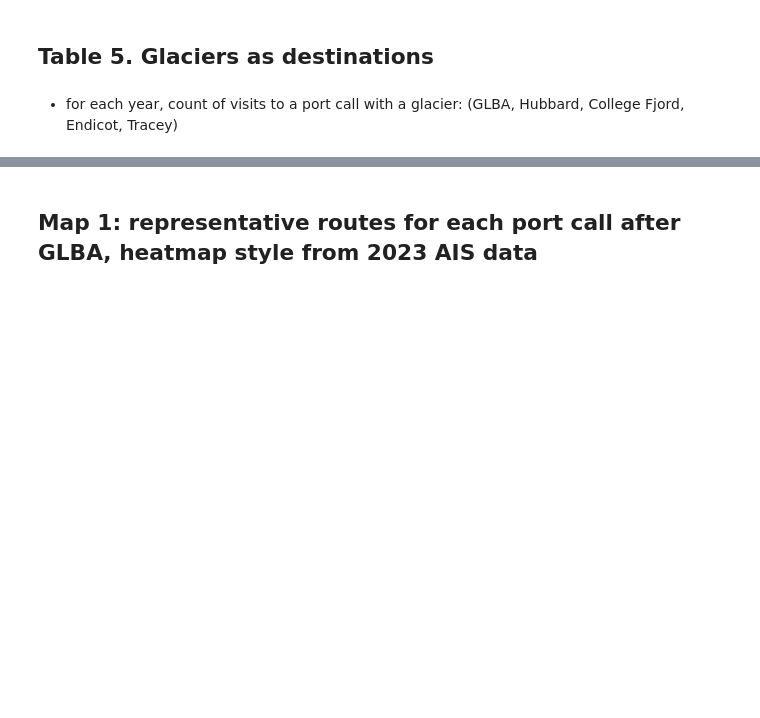
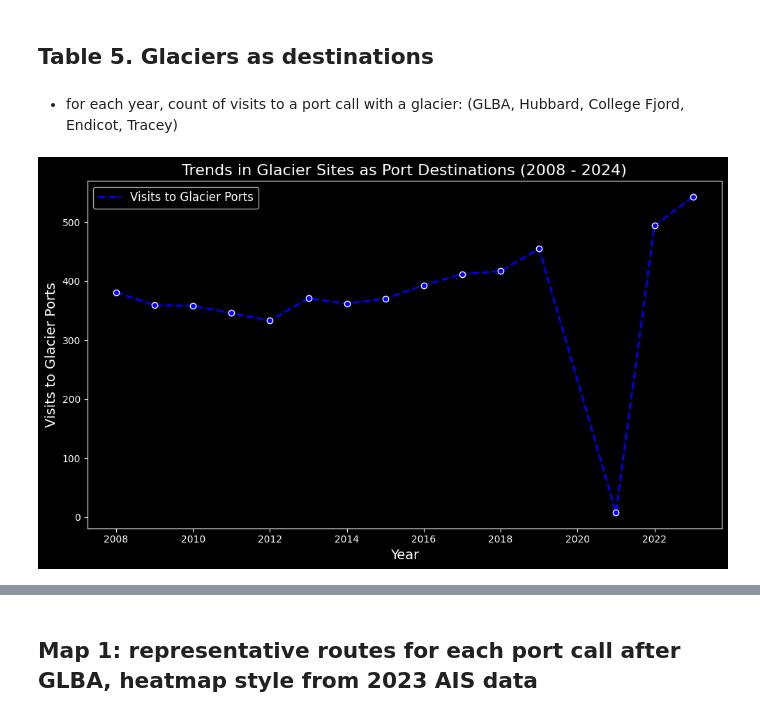
Before and after one commit to gebrady/shippy, a Jupyter notebook: tables_and_figures.ipynb, the cells around one changed output, grey strips where cells are left out. Saved outputs shown, nothing was run; the diff lists cells and outputs as text; code cells hidden in the pictures; blank space fills up the shorter version.

```diff
--- a/tables_and_figures.ipynb
+++ b/tables_and_figures.ipynb
@@ -507,3 +483,39 @@ t
 ## Table 5. Glaciers as destinations
 # %% [markdown]
 * for each year, count of visits to a port call with a glacier: (GLBA, Hubbard, College Fjord, Endicot, Tracey)
+# %%
+import pandas as pd
+import matplotlib.pyplot as plt
+
+# Assuming claa_df is your DataFrame and 'date' and 'portCode' columns exist
+
+# Convert 'date' to datetime and extract year
+claa_df['year'] = pd.to_datetime(claa_df['date']).dt.year
+
+# Filter rows where 'portCode' contains 'GLACIER'
+df = claa_df[claa_df['portName'].str.contains('GLACIER', case=False, na=False)]
+
+# Group by year and count visits to glacier ports
+df_grouped_glaciers = df.groupby('year').agg({
+    'portName': 'count'
+}).reset_index()
+
+# Plotting
+plt.style.use('dark_background')  # Set dark mode
+
+plt.figure(figsize=(10, 6))
+plt.plot(df_grouped_glaciers['year'], df_grouped_glaciers['portName'], color='blue', label='Visits to Glacier Ports', linewidth=2, linestyle='--')
+plt.scatter(df_grouped_glaciers['year'], df_grouped_glaciers['portName'], color='blue', edgecolor='white', zorder=5)  # Adding points
+plt.xlabel('Year', fontsize=14)
+plt.ylabel('Visits to Glacier Ports', color='white', fontsize=14)
+plt.tick_params(axis='y', labelcolor='white')
+plt.title('Trends in Glacier Sites as Port Destinations (2008 - 2024)', fontsize=16, color='white')
+plt.grid(False)
+
+# Add legend
+plt.legend(loc='upper left', fontsize=12)
+
+plt.tight_layout()
+plt.show()
+# %% [output]
+[figure, added]
```
Also changed, not shown: parts of 35 cells of this notebook, 1 other file.
